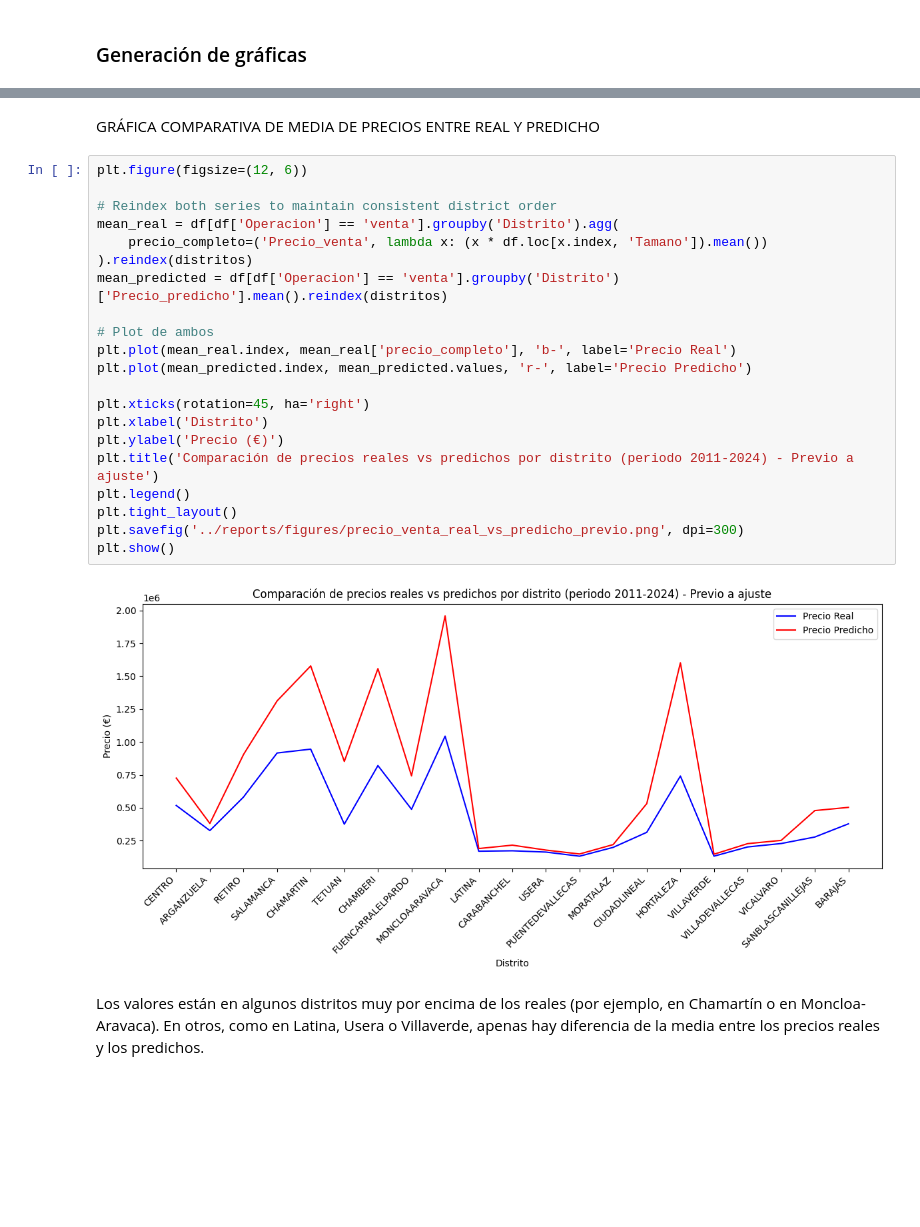
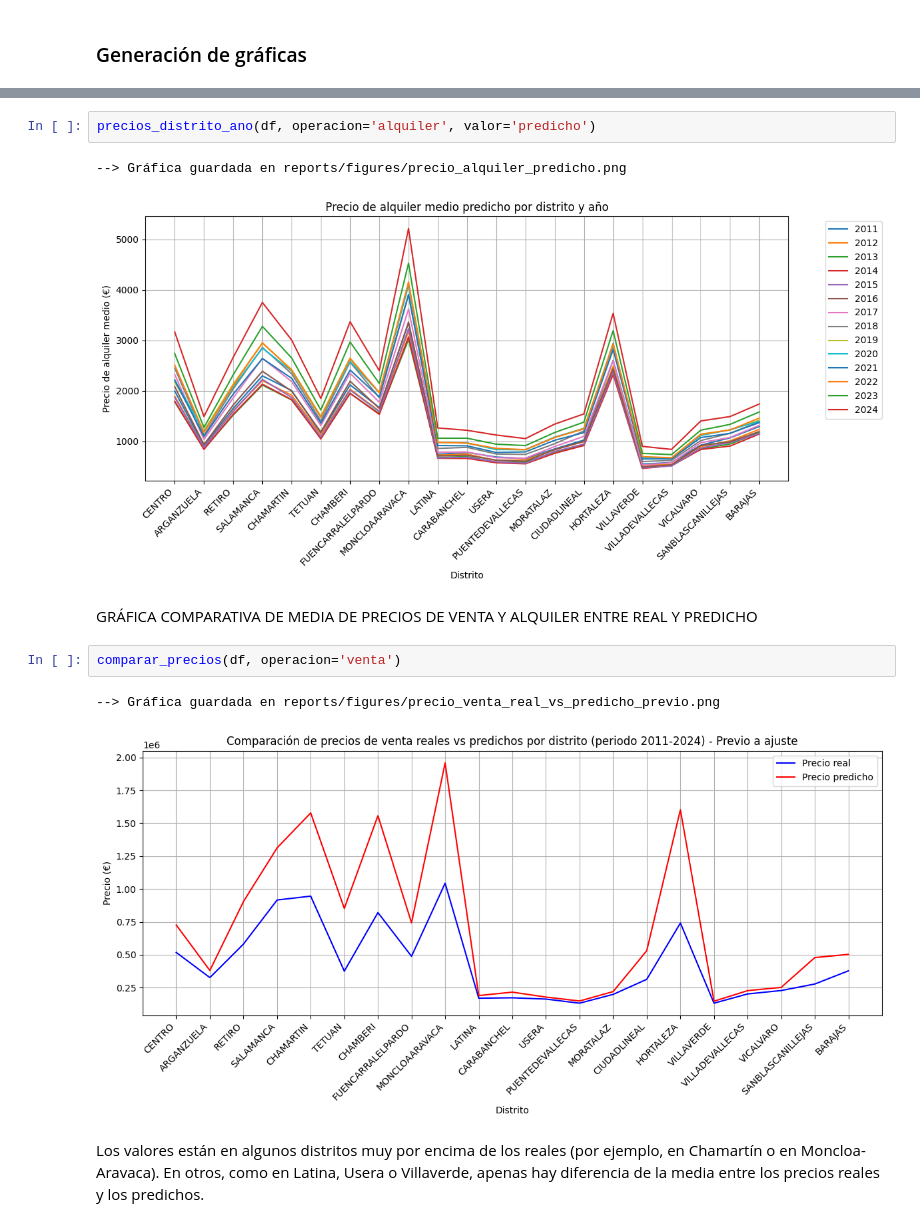
Before and after one commit to JorgeGM8/TFM_Data_Science, a Jupyter notebook: notebooks/gráficas_desviacion_tipica.ipynb, the cells around one changed output, grey strips where cells are left out. Saved outputs shown, nothing was run; the diff lists cells and outputs as text; blank space fills up the shorter version.

Commit message:
Creación de nuevas gráficas de precios reales y predichos.

```diff
--- a/notebooks/gráficas_desviacion_tipica.ipynb
+++ b/notebooks/gráficas_desviacion_tipica.ipynb
@@ -69,27 +40,14 @@ plt.show()
+# %%
+precios_distrito_ano(df, operacion='alquiler', valor='predicho')
+# %% [output]
+--> Gráfica guardada en reports/figures/precio_alquiler_predicho.png
+[figure, added]
 # %% [markdown]
-GRÁFICA COMPARATIVA DE MEDIA DE PRECIOS ENTRE REAL Y PREDICHO
+GRÁFICA COMPARATIVA DE MEDIA DE PRECIOS DE VENTA Y ALQUILER ENTRE REAL Y PREDICHO
 # %%
-plt.figure(figsize=(12, 6))
-
-# Reindex both series to maintain consistent district order
-mean_real = df[df['Operacion'] == 'venta'].groupby('Distrito').agg(
-    precio_completo=('Precio_venta', lambda x: (x * df.loc[x.index, 'Tamano']).mean())
-).reindex(distritos)
-mean_predicted = df[df['Operacion'] == 'venta'].groupby('Distrito')['Precio_predicho'].mean().reindex(distritos)
-
-# Plot de ambos
-plt.plot(mean_real.index, mean_real['precio_completo'], 'b-', label='Precio Real')
-plt.plot(mean_predicted.index, mean_predicted.values, 'r-', label='Precio Predicho')
-
-plt.xticks(rotation=45, ha='right')
-plt.xlabel('Distrito')
-plt.ylabel('Precio (€)')
-plt.title('Comparación de precios reales vs predichos por distrito (periodo 2011-2024) - Previo a ajuste')
-plt.legend()
-plt.tight_layout()
-plt.savefig('../reports/figures/precio_venta_real_vs_predicho_previo.png', dpi=300)
-plt.show()
+comparar_precios(df, operacion='venta')
 # %% [output]
+--> Gráfica guardada en reports/figures/precio_venta_real_vs_predicho_previo.png
-[figure, old version]
+[figure, new version]
 # %% [markdown]
 Los valores están en algunos distritos muy por encima de los reales (por ejemplo, en Chamartín o en Moncloa-Aravaca). En otros, como en Latina, Usera o Villaverde, apenas hay diferencia de la media entre los precios reales y los predichos.
```
Also changed, not shown: parts of 8 cells of this notebook, 8 other files.
